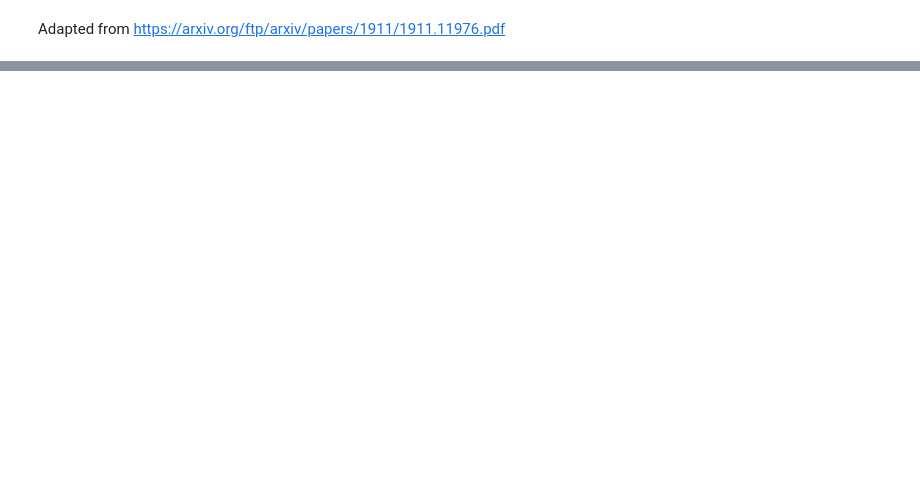
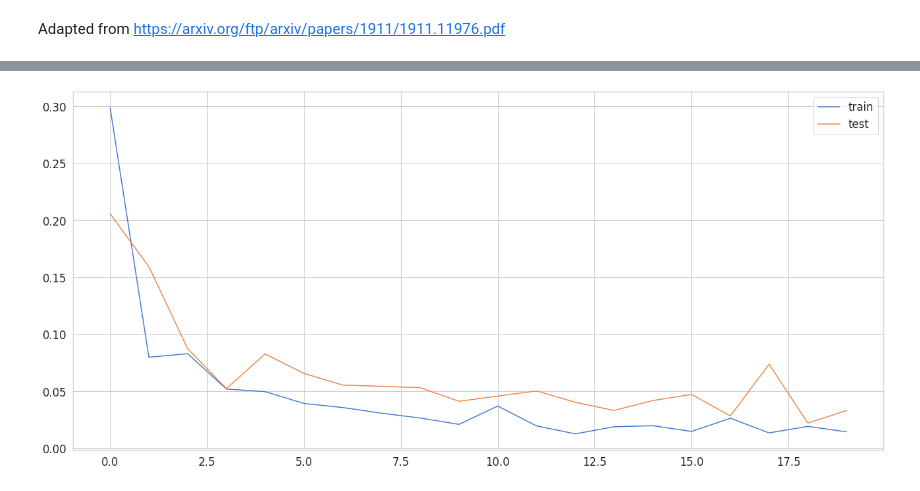
Before and after one commit to mferuscomelo/fall-detection, a Jupyter notebook: fall_detection.ipynb, the cells around one changed output, grey strips where cells are left out. Cells and saved outputs as stored; diff of their text form; code cells hidden in the pictures; blank space fills up the shorter version.

```diff
--- a/fall_detection.ipynb
+++ b/fall_detection.ipynb
@@ -220,0 +156,7 @@ plt.show()
+# %%
+train_split = 0.8
+validation_split = 0.1
+
+x_train, x_test, y_train, y_test = train_test_split(xs, ys, train_size=train_split, random_state=RANDOM_SEED)
+
+print(x_train.shape, y_train.shape)
@@ -220,0 +165,7 @@ plt.show()
+# %%
+enc = OneHotEncoder(handle_unknown='ignore', sparse=False)
+enc = enc.fit(y_train)
+y_train = enc.transform(y_train)
+y_test = enc.transform(y_test)
+
+print(x_train.shape, y_train.shape)
@@ -220,0 +174,26 @@ plt.show()
+# %%
+model = keras.Sequential()
+model.add(
+    keras.layers.Bidirectional(
+      keras.layers.LSTM(
+          units=128,
+          input_shape=[x_train.shape[1], x_train.shape[2]]
+      )
+    )
+)
+model.add(keras.layers.Dropout(rate=0.5))
+model.add(keras.layers.Dense(units=128, activation='relu'))
+model.add(keras.layers.Dense(y_train.shape[1], activation='softmax'))
+model.compile(
+  loss='categorical_crossentropy',
+  optimizer='adam',
+  metrics=['acc']
+)
+# %%
+history = model.fit(
+    x_train, y_train,
+    epochs=20,
+    batch_size=32,
+    validation_split=validation_split,
+    shuffle=True
+)
@@ -220,0 +218,6 @@ plt.show()
+# %%
+plt.plot(history.history['loss'], label='train')
+plt.plot(history.history['val_loss'], label='test')
+plt.legend();
+# %% [output]
+[figure, added]
```
Also changed, not shown: parts of 29 cells of this notebook.
